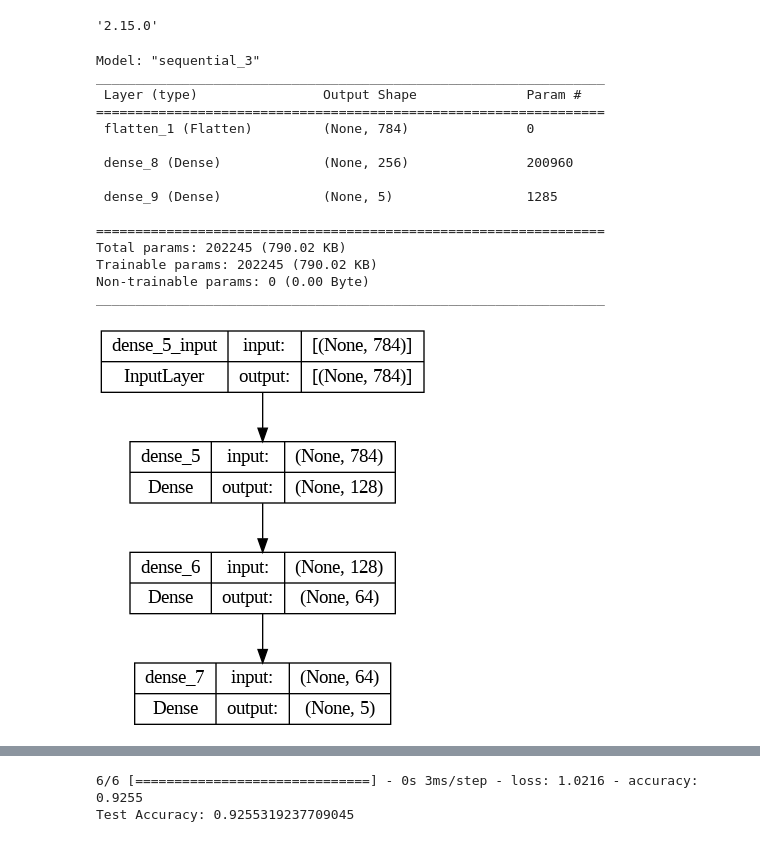
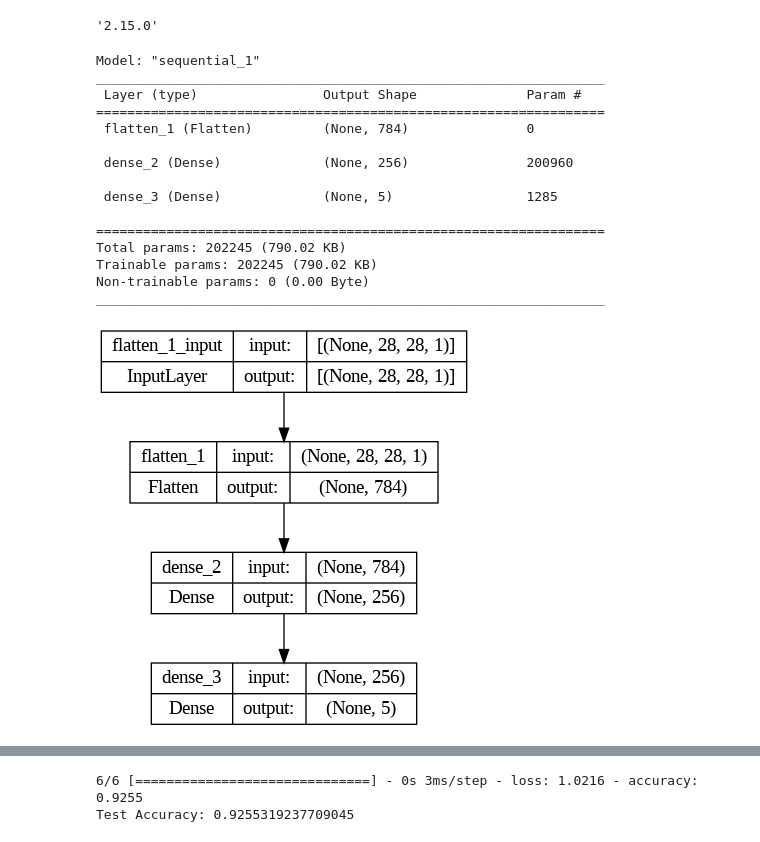
Before and after one commit to afrahhassan/afrahhassan, a Jupyter notebook: assignment2.ipynb, the cells around one changed output, grey strips where cells are left out. Saved outputs shown, nothing was run; the diff lists cells and outputs as text; code cells hidden in the pictures.

```diff
--- a/assignment2.ipynb
+++ b/assignment2.ipynb
@@ -642,21 +732,21 @@ import tensorflow as tf
 model = tf.keras.Sequential([
     tf.keras.layers.Flatten(input_shape=INPUT_DIM),
     tf.keras.layers.Dense(HIDDEN_LAYER_DIM, activation='sigmoid'),
-    tf.keras.layers.Dense(OUTPUT_CLASSES, activation='softmax')
+    tf.keras.layers.Dense(OUTPUT_CLASSES)
 ])
 # %%
 # Print model summary
 model.summary()
 # %% [output]
-Model: "sequential_3"
+Model: "sequential_1"
 _________________________________________________________________
  Layer (type)                Output Shape              Param #
 =================================================================
  flatten_1 (Flatten)         (None, 784)               0
 
- dense_8 (Dense)             (None, 256)               200960
+ dense_2 (Dense)             (None, 256)               200960
 
- dense_9 (Dense)             (None, 5)                 1285
+ dense_3 (Dense)             (None, 5)                 1285
 
 =================================================================
 Total params: 202245 (790.02 KB)
@@ -664,9 +754,9 @@ Trainable params: 202245 (790.02 KB)
 Non-trainable params: 0 (0.00 Byte)
 _________________________________________________________________
 # %%
-tf.keras.utils.plot_model(mlp_model, show_shapes=True)
+tf.keras.utils.plot_model(model, show_shapes=True)
 # %% [output]
-[figure, old version]
+[figure, new version]
 # %%
 model.compile(optimizer='SGD',
               loss=tf.keras.losses.CategoricalCrossentropy(from_logits=True),
```
Also changed, not shown: parts of 13 cells of this notebook.
